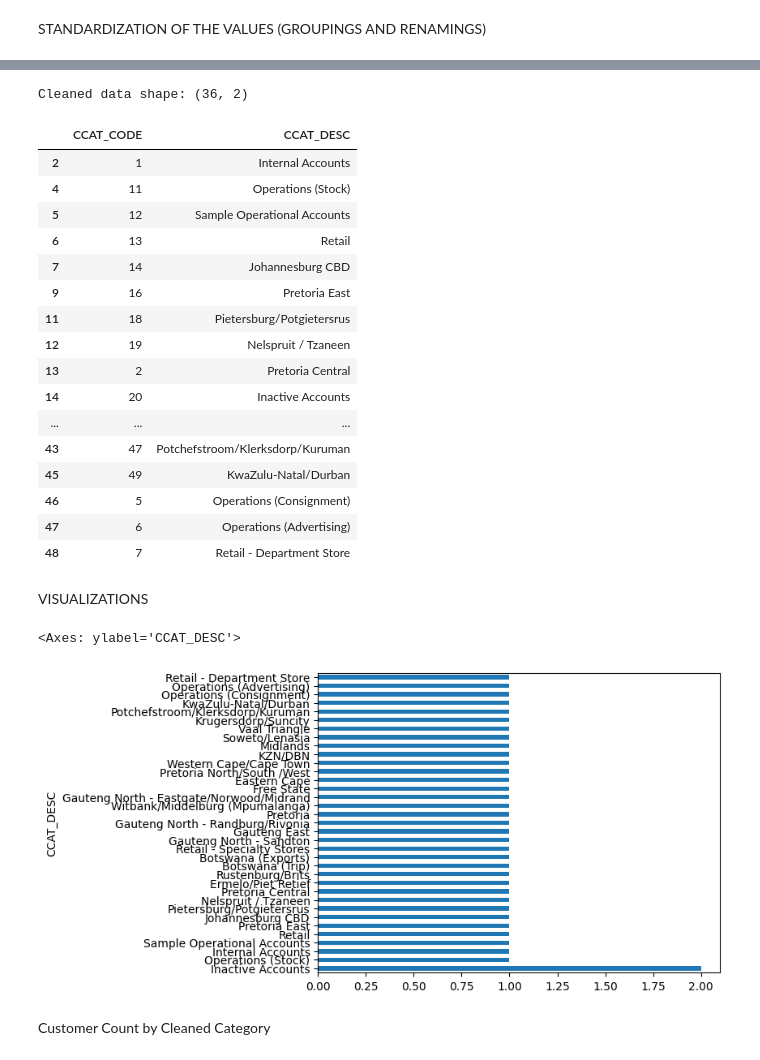
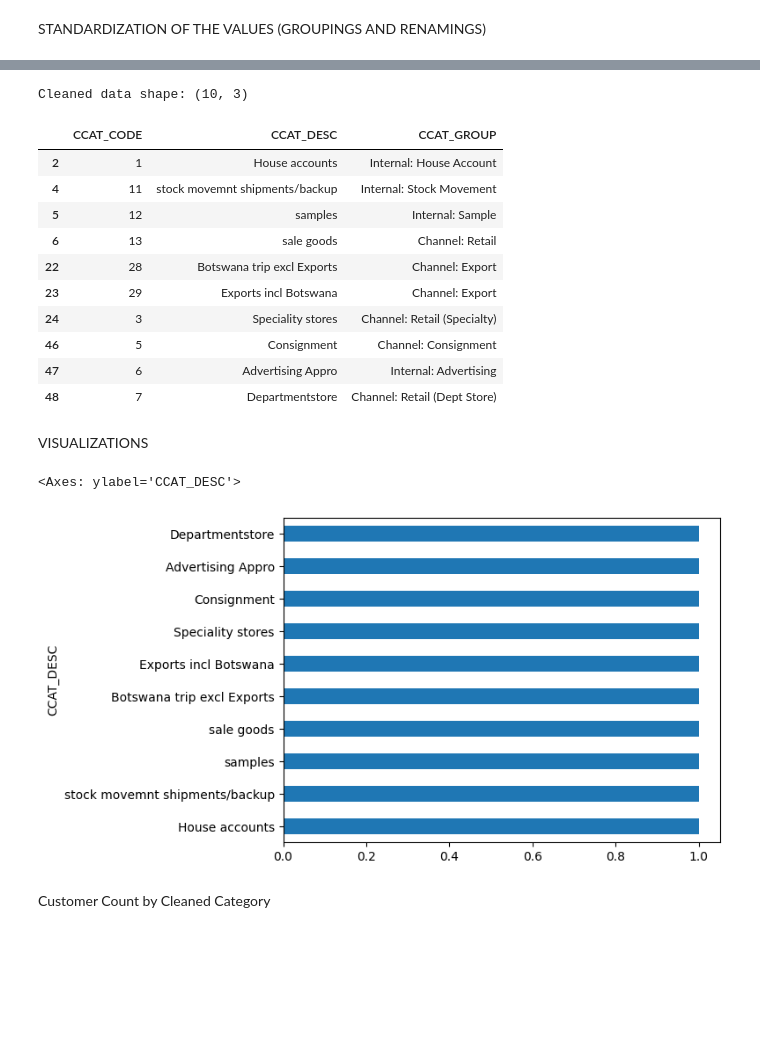
Before and after one commit to THakgvLO/ClearVue-BI-System, a Jupyter notebook: clean_data/thakgalo/customer_categories_cleaned.ipynb, the cells around one changed output, grey strips where cells are left out. Cells and saved outputs as stored; diff of their text form; code cells hidden in the pictures; blank space fills up the shorter version.

Commit message:
Adjusted customer merging logic and needed collections for a robust BI system

```diff
--- a/clean_data/thakgalo/customer_categories_cleaned.ipynb
+++ b/clean_data/thakgalo/customer_categories_cleaned.ipynb
@@ -96,4 +131,0 @@ corrections = {
-# %%
-customer_categories_df['CCAT_DESC'] = customer_categories_df['CCAT_DESC'].replace(corrections)
-
-customer_categories_df
@@ -124,27 +132,21 @@ customer_categories_df_clean = customer_categories_df[
 # %%
-print("Cleaned data shape:", customer_categories_df_clean.shape)
+print("Cleaned data shape:", customer_categories_df.shape)
 # %% [output]
-Cleaned data shape: (36, 2)
+Cleaned data shape: (10, 3)
 # %%
-customer_categories_df_clean
+customer_categories_df
 # %% [output]
-|  | CCAT_CODE | CCAT_DESC |
-| 2 | 1 | Internal Accounts |
-| 4 | 11 | Operations (Stock) |
-| 5 | 12 | Sample Operational Accounts |
-| 6 | 13 | Retail |
-| 7 | 14 | Johannesburg CBD |
-| 9 | 16 | Pretoria East |
-| 11 | 18 | Pietersburg/Potgietersrus |
-| 12 | 19 | Nelspruit / Tzaneen |
-| 13 | 2 | Pretoria Central |
-| 14 | 20 | Inactive Accounts |
-| ... | ... | ... |
-| 43 | 47 | Potchefstroom/Klerksdorp/Kuruman |
-| 45 | 49 | KwaZulu-Natal/Durban |
-| 46 | 5 | Operations (Consignment) |
-| 47 | 6 | Operations (Advertising) |
-| 48 | 7 | Retail - Department Store |
+|  | CCAT_CODE | CCAT_DESC | CCAT_GROUP |
+| 2 | 1 | House accounts | Internal: House Account |
+| 4 | 11 | stock movemnt shipments/backup | Internal: Stock Movement |
+| 5 | 12 | samples | Internal: Sample |
+| 6 | 13 | sale goods | Channel: Retail |
+| 22 | 28 | Botswana trip excl Exports | Channel: Export |
+| 23 | 29 | Exports incl Botswana | Channel: Export |
+| 24 | 3 | Speciality stores | Channel: Retail (Specialty) |
+| 46 | 5 | Consignment | Channel: Consignment |
+| 47 | 6 | Advertising Appro | Internal: Advertising |
+| 48 | 7 | Departmentstore | Channel: Retail (Dept Store) |
 # %%
 # Save CSV
 csv_path = os.path.join(csv_folder, "customer_categories_df_clean.csv")
@@ -158,10 +160,10 @@ VISUALIZATIONS
 # %%
 import matplotlib
 
-customer_categories_df_clean['CCAT_DESC'].value_counts().plot(kind='barh')
+customer_categories_df['CCAT_DESC'].value_counts().plot(kind='barh')
 # %% [output]
 <Axes: ylabel='CCAT_DESC'>
-[figure, old version]
+[figure, new version]
 # %% [markdown]
 Customer Count by Cleaned Category
 # %%
```
Also changed, not shown: parts of 8 cells of this notebook, 31 other files.
